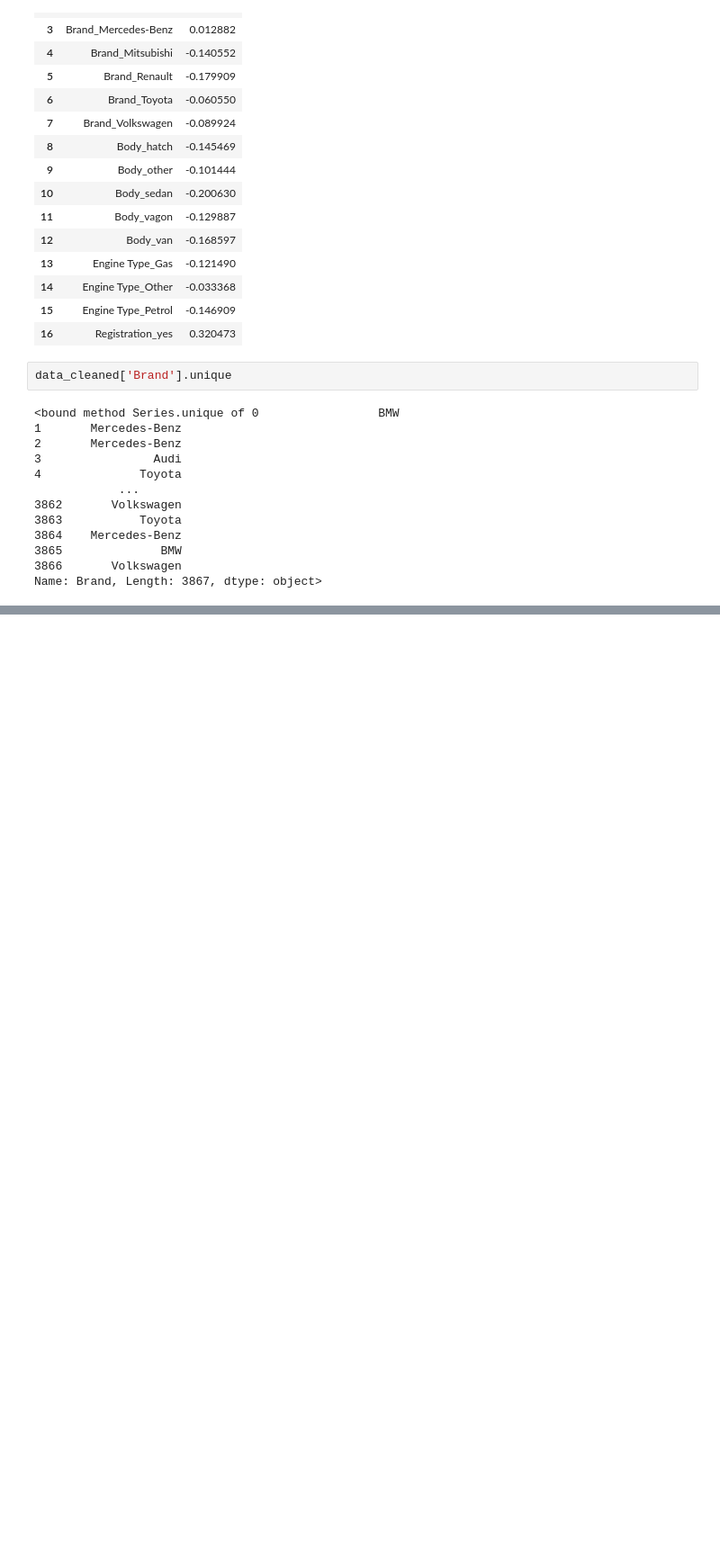
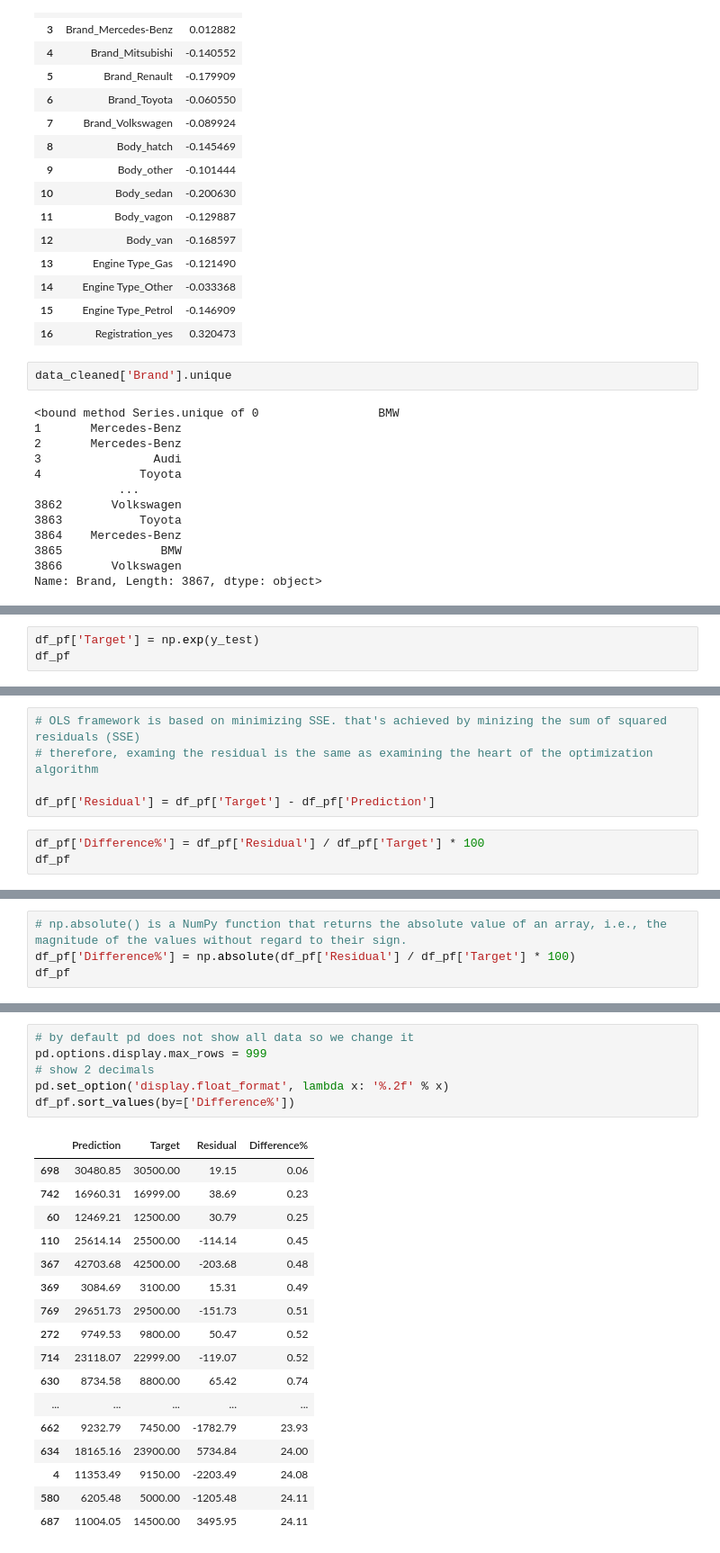
Before and after one commit to mekchou/UdemyDSBootcamp, a Jupyter notebook: Sec35/L225sklearn - Linear Regression - Practical Example.ipynb, the cells around one changed output, grey strips where cells are left out. Shown at 90% size. Drawn from its saved outputs; the diff is of its cells as text; blank space fills up the shorter version.

```diff
--- a/Sec35/L225sklearn - Linear Regression - Practical Example.ipynb
+++ b/Sec35/L225sklearn - Linear Regression - Practical Example.ipynb
@@ -518,0 +588,3 @@ Name: Brand, Length: 3867, dtype: object>
+# %%
+df_pf['Target'] = np.exp(y_test)
+df_pf
@@ -518,0 +605,8 @@ Name: Brand, Length: 3867, dtype: object>
+# %%
+# OLS framework is based on minimizing SSE. that's achieved by minizing the sum of squared residuals (SSE)
+# therefore, examing the residual is the same as examining the heart of the optimization algorithm
+
+df_pf['Residual'] = df_pf['Target'] - df_pf['Prediction']
+# %%
+df_pf['Difference%'] = df_pf['Residual'] / df_pf['Target'] * 100
+df_pf
@@ -518,0 +627,4 @@ Name: Brand, Length: 3867, dtype: object>
+# %%
+# np.absolute() is a NumPy function that returns the absolute value of an array, i.e., the magnitude of the values without regard to their sign.
+df_pf['Difference%'] = np.absolute(df_pf['Residual'] / df_pf['Target'] * 100)
+df_pf
@@ -518,0 +657,24 @@ Name: Brand, Length: 3867, dtype: object>
+# %%
+# by default pd does not show all data so we change it
+pd.options.display.max_rows = 999
+# show 2 decimals
+pd.set_option('display.float_format', lambda x: '%.2f' % x)
+df_pf.sort_values(by=['Difference%'])
+# %% [output]
+|  | Prediction | Target | Residual | Difference% |
+| 698 | 30480.85 | 30500.00 | 19.15 | 0.06 |
+| 742 | 16960.31 | 16999.00 | 38.69 | 0.23 |
+| 60 | 12469.21 | 12500.00 | 30.79 | 0.25 |
+| 110 | 25614.14 | 25500.00 | -114.14 | 0.45 |
+| 367 | 42703.68 | 42500.00 | -203.68 | 0.48 |
+| 369 | 3084.69 | 3100.00 | 15.31 | 0.49 |
+| 769 | 29651.73 | 29500.00 | -151.73 | 0.51 |
+| 272 | 9749.53 | 9800.00 | 50.47 | 0.52 |
+| 714 | 23118.07 | 22999.00 | -119.07 | 0.52 |
+| 630 | 8734.58 | 8800.00 | 65.42 | 0.74 |
+| ... | ... | ... | ... | ... |
+| 662 | 9232.79 | 7450.00 | -1782.79 | 23.93 |
+| 634 | 18165.16 | 23900.00 | 5734.84 | 24.00 |
+| 4 | 11353.49 | 9150.00 | -2203.49 | 24.08 |
+| 580 | 6205.48 | 5000.00 | -1205.48 | 24.11 |
+| 687 | 11004.05 | 14500.00 | 3495.95 | 24.11 |
```
Also changed, not shown: parts of 14 cells of this notebook.
